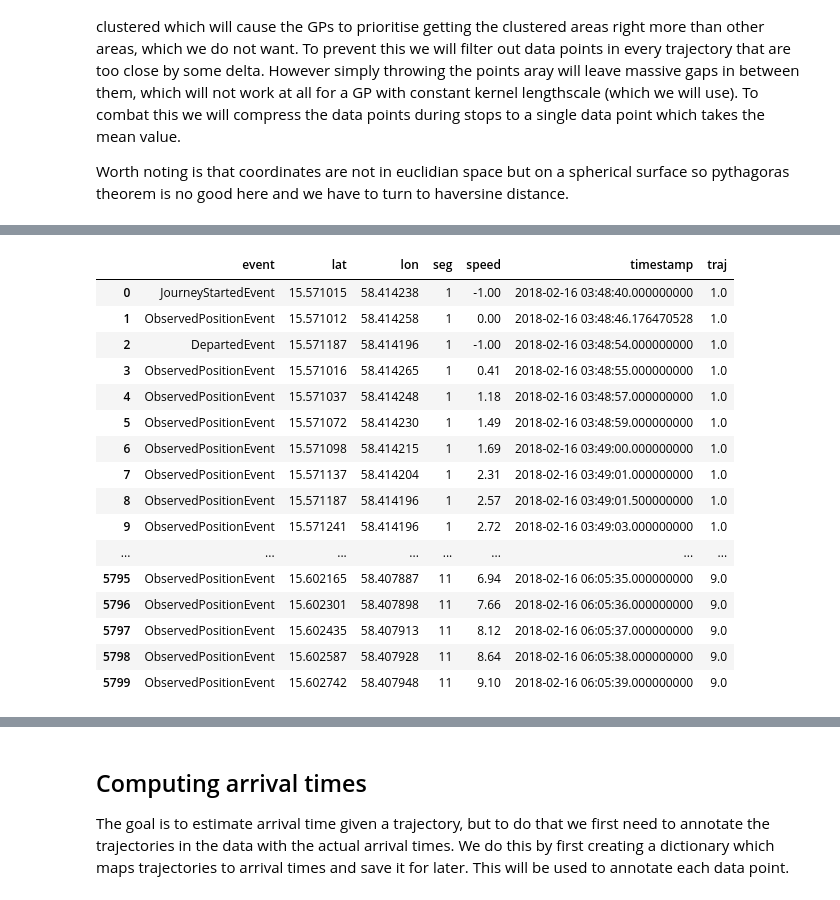
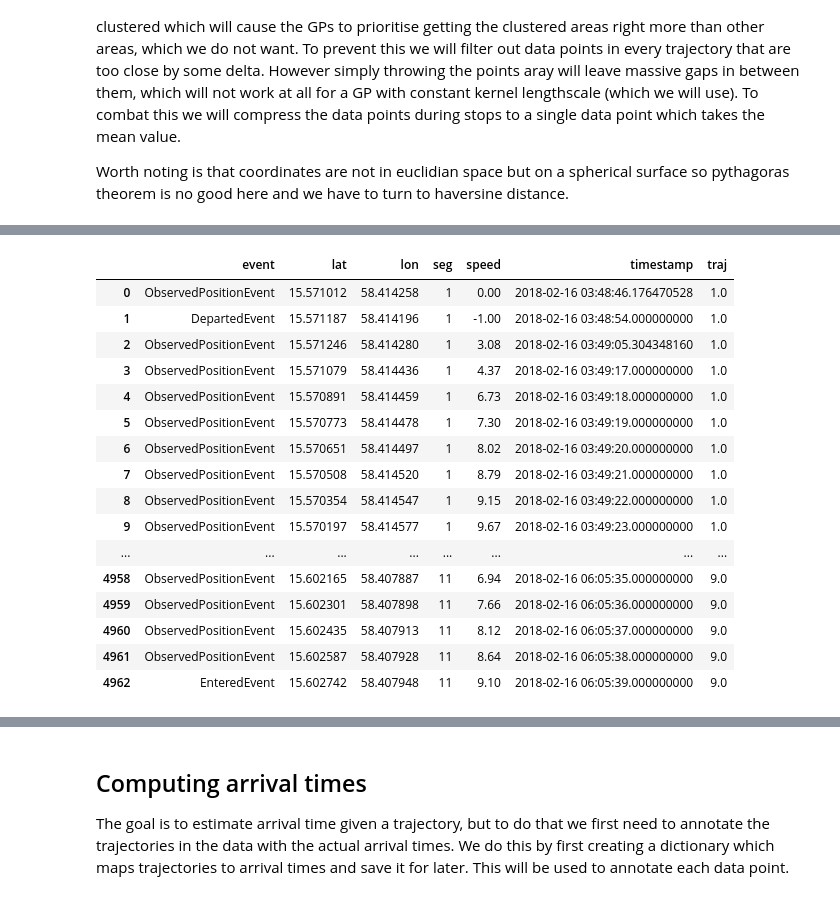
Before and after one commit to M20190649/TDDE19-bus-arrival-time, a Jupyter notebook: GP/Arrival Time Prediction 1 - Pre Processing.ipynb, the cells around one changed output, grey strips where cells are left out. Drawn from its saved outputs; the diff is of its cells as text; code cells hidden in the pictures.

```diff
--- a/GP/Arrival Time Prediction 1 - Pre Processing.ipynb
+++ b/GP/Arrival Time Prediction 1 - Pre Processing.ipynb
@@ -35,3 +35,4 @@ data = data.rename(columns = {
                         'timestamp': 'timestamp'
                     })
 data.head()
+data = data.sort_values(['traj', 'seg', 'timestamp'])
@@ -56,9 +50,9 @@ def parse_time(dt_str):
 
 def haversine(lon1, lat1, lon2, lat2):
     """
-    Calculate the great circle distance between two points
-    on the earth (specified in decimal degrees)
-    """
+   Calculate the great circle distance between two points
+   on the earth (specified in decimal degrees)
+   """
     # convert decimal degrees to radians
     lon1, lat1, lon2, lat2 = map(radians, [lon1, lat1, lon2, lat2])
 
@@ -91,8 +85,14 @@ def mean_timestamp(timestamps):
     return dt
 
 def compress(data):
-    df = pd.DataFrame(data)
+    dict_data = [as_dict(x) for x in data]
+
+    if len(dict_data) == 1: return dict_data[0]
+
+    df = pd.DataFrame(dict_data)
+
     df.speed = np.max(df.speed, 0) # data contains -1 sentinel values for missing speed
+
     df2 = df.drop(['timestamp', 'event', 'seg'], axis=1).apply(np.mean, axis=0)
     df2['timestamp'] = mean_timestamp(df['timestamp'].apply(parse_time))
     df2['timestamp'] = pd.to_datetime(df2['timestamp'])
@@ -100,32 +100,28 @@ def compress(data):
     contains_entered_event = lambda df : df.event.transform(lambda e : e == 'EnteredEvent').any()
     df2['event'] = 'EnteredEvent' if contains_entered_event(df) else 'ObservedPositionEvent'
     df2['seg'] = df.seg.min() # In the case of overlapping segments we let the data belong to the first
-    tmp = as_dict(df2)
+
     return as_dict(df2)
 
 t0 = time.time()
+delta = 4e-3 # approx. 4 metres
+output = []
+buffer = [ data.iloc[0] ]
+for current in data.itertuples():
+    if current.Index == 0: continue
 
-# Iterate through all data points, compare with latest
-# in compressed_data and append if it the distance is larger than
-# haversine delta. We also always append the final point, to make sure
-# the trajectory is always complete.
-delta = 4e-3 # approx. 4 metres
-stop_list = []
-rows = [as_dict(data.iloc[0])]
-for i, d in data.iterrows():
-    di = rows[len(rows)-1]
-    if haversine(d.lat, d.lon, di.get('lat'), di.get('lon')) < delta:
-        stop_list.append(as_dict(d))
-    else:
-        if stop_list:
-            rows.append(compress(stop_list))
-        stop_list = []
-        rows.append(as_dict(d))
+    distance = haversine(current.lat, current.lon, buffer[-1].lat, buffer[-1].lon)
 
-    #if haversine(d.lat, d.lon, di.get('lat'), di.get('lon')) > delta or d.progress == 1:
-    #    rows.append(as_dict(d))
+    if distance > delta:
+        output.append(compress(buffer))
+        buffer.clear()
 
-compressed_data = pd.DataFrame(rows)
+    buffer.append(current)
+
+if len(buffer) > 0:
+    output.append(compress(buffer))
+
+compressed_data = pd.DataFrame(output)
 
 elapsed = time.time() - t0
 print("Data processed in", elapsed, " seconds")
@@ -135,17 +131,17 @@ Data processed in 3.342054605484009  seconds
 |  | event | lat | lon | seg | speed | timestamp | traj |
-| 0 | JourneyStartedEvent | 15.571015 | 58.414238 | 1 | -1.00 | 2018-02-16 03:48:40.000000000 | 1.0 |
-| 1 | ObservedPositionEvent | 15.571012 | 58.414258 | 1 | 0.00 | 2018-02-16 03:48:46.176470528 | 1.0 |
-| 2 | DepartedEvent | 15.571187 | 58.414196 | 1 | -1.00 | 2018-02-16 03:48:54.000000000 | 1.0 |
-| 3 | ObservedPositionEvent | 15.571016 | 58.414265 | 1 | 0.41 | 2018-02-16 03:48:55.000000000 | 1.0 |
-| 4 | ObservedPositionEvent | 15.571037 | 58.414248 | 1 | 1.18 | 2018-02-16 03:48:57.000000000 | 1.0 |
-| 5 | ObservedPositionEvent | 15.571072 | 58.414230 | 1 | 1.49 | 2018-02-16 03:48:59.000000000 | 1.0 |
-| 6 | ObservedPositionEvent | 15.571098 | 58.414215 | 1 | 1.69 | 2018-02-16 03:49:00.000000000 | 1.0 |
-| 7 | ObservedPositionEvent | 15.571137 | 58.414204 | 1 | 2.31 | 2018-02-16 03:49:01.000000000 | 1.0 |
-| 8 | ObservedPositionEvent | 15.571187 | 58.414196 | 1 | 2.57 | 2018-02-16 03:49:01.500000000 | 1.0 |
-| 9 | ObservedPositionEvent | 15.571241 | 58.414196 | 1 | 2.72 | 2018-02-16 03:49:03.000000000 | 1.0 |
+| 0 | ObservedPositionEvent | 15.571012 | 58.414258 | 1 | 0.00 | 2018-02-16 03:48:46.176470528 | 1.0 |
+| 1 | DepartedEvent | 15.571187 | 58.414196 | 1 | -1.00 | 2018-02-16 03:48:54.000000000 | 1.0 |
+| 2 | ObservedPositionEvent | 15.571246 | 58.414280 | 1 | 3.08 | 2018-02-16 03:49:05.304348160 | 1.0 |
+| 3 | ObservedPositionEvent | 15.571079 | 58.414436 | 1 | 4.37 | 2018-02-16 03:49:17.000000000 | 1.0 |
+| 4 | ObservedPositionEvent | 15.570891 | 58.414459 | 1 | 6.73 | 2018-02-16 03:49:18.000000000 | 1.0 |
+| 5 | ObservedPositionEvent | 15.570773 | 58.414478 | 1 | 7.30 | 2018-02-16 03:49:19.000000000 | 1.0 |
+| 6 | ObservedPositionEvent | 15.570651 | 58.414497 | 1 | 8.02 | 2018-02-16 03:49:20.000000000 | 1.0 |
+| 7 | ObservedPositionEvent | 15.570508 | 58.414520 | 1 | 8.79 | 2018-02-16 03:49:21.000000000 | 1.0 |
+| 8 | ObservedPositionEvent | 15.570354 | 58.414547 | 1 | 9.15 | 2018-02-16 03:49:22.000000000 | 1.0 |
+| 9 | ObservedPositionEvent | 15.570197 | 58.414577 | 1 | 9.67 | 2018-02-16 03:49:23.000000000 | 1.0 |
 | ... | ... | ... | ... | ... | ... | ... | ... |
-| 5795 | ObservedPositionEvent | 15.602165 | 58.407887 | 11 | 6.94 | 2018-02-16 06:05:35.000000000 | 9.0 |
-| 5796 | ObservedPositionEvent | 15.602301 | 58.407898 | 11 | 7.66 | 2018-02-16 06:05:36.000000000 | 9.0 |
-| 5797 | ObservedPositionEvent | 15.602435 | 58.407913 | 11 | 8.12 | 2018-02-16 06:05:37.000000000 | 9.0 |
-| 5798 | ObservedPositionEvent | 15.602587 | 58.407928 | 11 | 8.64 | 2018-02-16 06:05:38.000000000 | 9.0 |
-| 5799 | ObservedPositionEvent | 15.602742 | 58.407948 | 11 | 9.10 | 2018-02-16 06:05:39.000000000 | 9.0 |
+| 4958 | ObservedPositionEvent | 15.602165 | 58.407887 | 11 | 6.94 | 2018-02-16 06:05:35.000000000 | 9.0 |
+| 4959 | ObservedPositionEvent | 15.602301 | 58.407898 | 11 | 7.66 | 2018-02-16 06:05:36.000000000 | 9.0 |
+| 4960 | ObservedPositionEvent | 15.602435 | 58.407913 | 11 | 8.12 | 2018-02-16 06:05:37.000000000 | 9.0 |
+| 4961 | ObservedPositionEvent | 15.602587 | 58.407928 | 11 | 8.64 | 2018-02-16 06:05:38.000000000 | 9.0 |
+| 4962 | EnteredEvent | 15.602742 | 58.407948 | 11 | 9.10 | 2018-02-16 06:05:39.000000000 | 9.0 |
```
Also changed, not shown: parts of 10 cells of this notebook, 5 other files.
